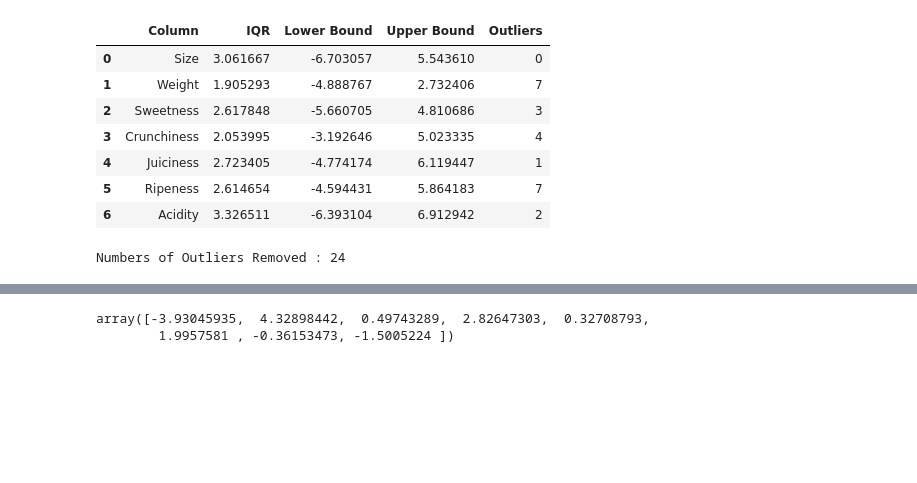
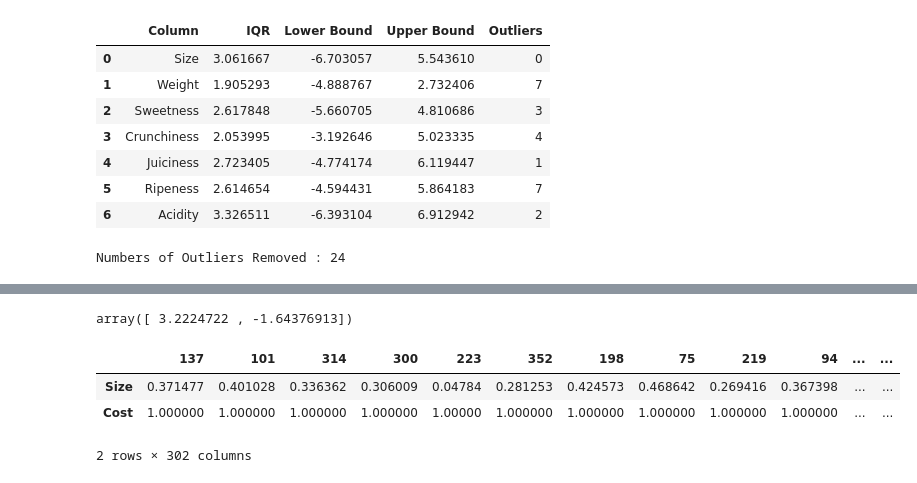
Before and after one commit to david-inf/SGD-and-LS, a Jupyter notebook: py/datasets/appleRegr.ipynb, the cells around one changed output, grey strips where cells are left out. Cells and saved outputs as stored; diff of their text form; code cells hidden in the pictures; blank space fills up the shorter version.

```diff
--- a/py/datasets/appleRegr.ipynb
+++ b/py/datasets/appleRegr.ipynb
@@ -159,6 +169,13 @@ Accuracy: 0.8
 # %%
-w_star = np.insert(lr.coef_, 0, np.array(lr.intercept_))
+w_star = np.insert(lr.coef_, 1, np.array(lr.intercept_))
 w_star
 # %% [output]
-array([-3.93045935,  4.32898442,  0.49743289,  2.82647303,  0.32708793,
-        1.9957581 , -0.36153473, -1.5005224 ])
+array([ 3.2224722 , -1.64376913])
+# %%
+X_train["Cost"] = np.ones(X_train.shape[0])
+X_train.T
+# %% [output]
+|  | 137 | 101 | 314 | 300 | 223 | 352 | 198 | 75 | 219 | 94 | ... | ... |
+| Size | 0.371477 | 0.401028 | 0.336362 | 0.306009 | 0.04784 | 0.281253 | 0.424573 | 0.468642 | 0.269416 | 0.367398 | ... | ... |
+| Cost | 1.000000 | 1.000000 | 1.000000 | 1.000000 | 1.00000 | 1.000000 | 1.000000 | 1.000000 | 1.000000 | 1.000000 | ... | ... |
+2 rows × 302 columns
```
Also changed, not shown: parts of 10 cells of this notebook, 3 other files.
